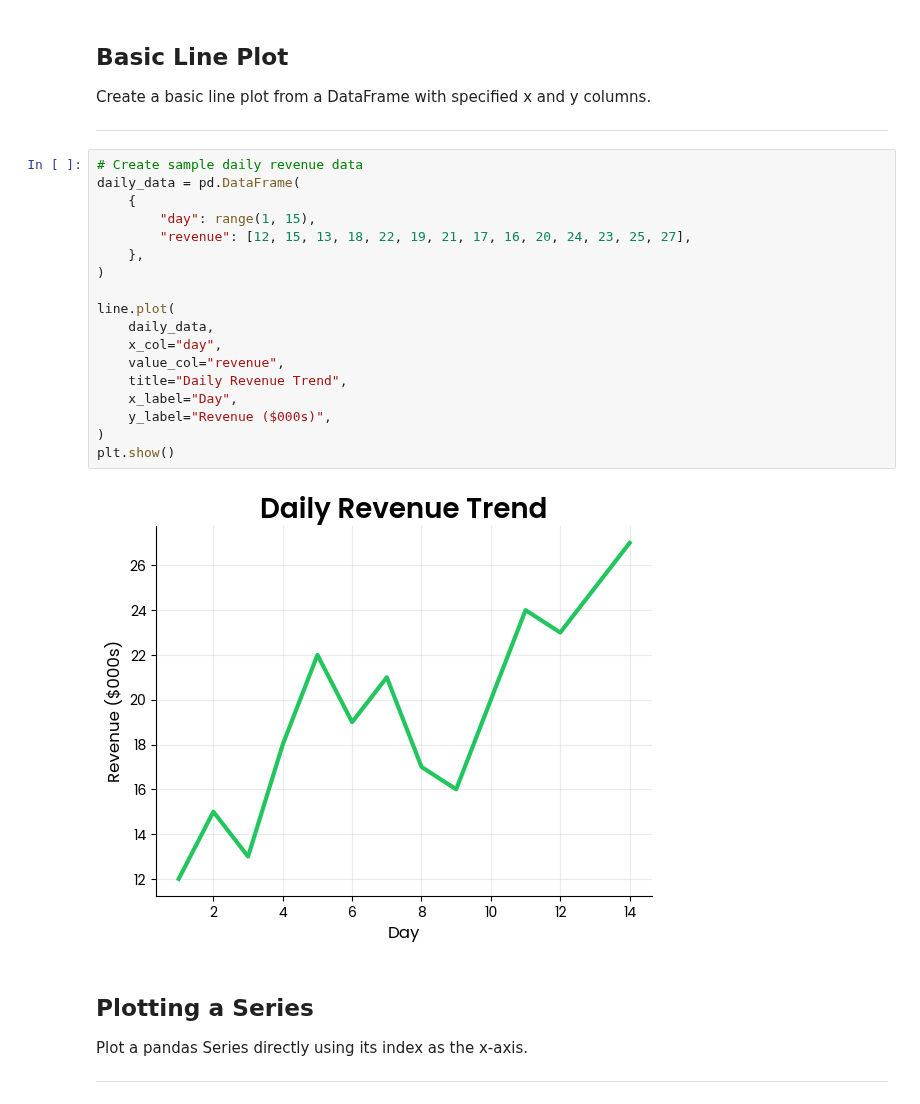
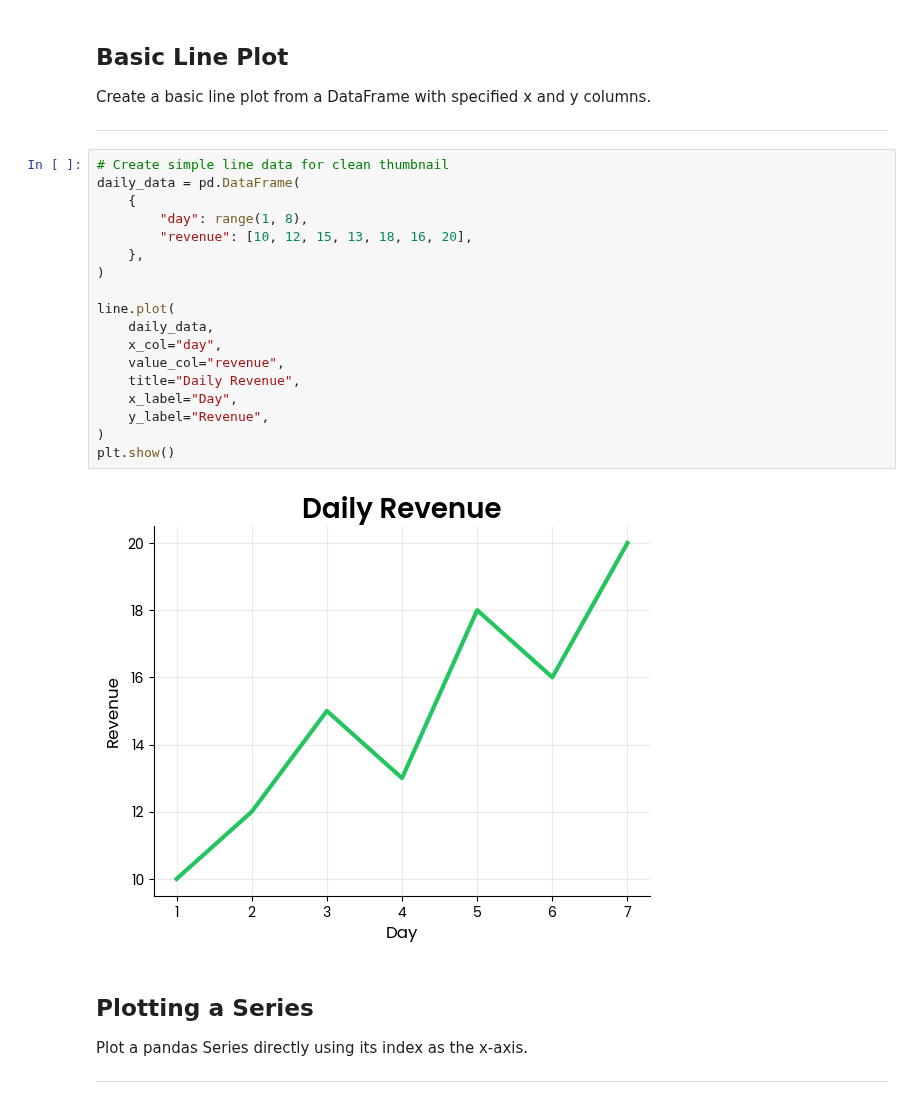
Before and after one commit to Data-Simply/pyretailscience, a Jupyter notebook: docs/gallery/plots/line.ipynb, the cells around one changed output. Drawn from its saved outputs; the diff is of its cells as text.

```diff
--- a/docs/gallery/plots/line.ipynb
+++ b/docs/gallery/plots/line.ipynb
@@ -20,25 +20,25 @@ Create a basic line plot from a DataFrame with specified x and y columns.
 
 ---
 # %%
-# Create sample daily revenue data
+# Create simple line data for clean thumbnail
 daily_data = pd.DataFrame(
     {
-        "day": range(1, 15),
-        "revenue": [12, 15, 13, 18, 22, 19, 21, 17, 16, 20, 24, 23, 25, 27],
+        "day": range(1, 8),
+        "revenue": [10, 12, 15, 13, 18, 16, 20],
     },
 )
 
 line.plot(
     daily_data,
     x_col="day",
     value_col="revenue",
-    title="Daily Revenue Trend",
+    title="Daily Revenue",
     x_label="Day",
-    y_label="Revenue ($000s)",
+    y_label="Revenue",
 )
 plt.show()
 # %% [output]
-[figure, old version]
+[figure, new version]
 # %% [markdown]
 ## Plotting a Series
 
```
Also changed, not shown: parts of 4 cells of this notebook, 1 other file.
